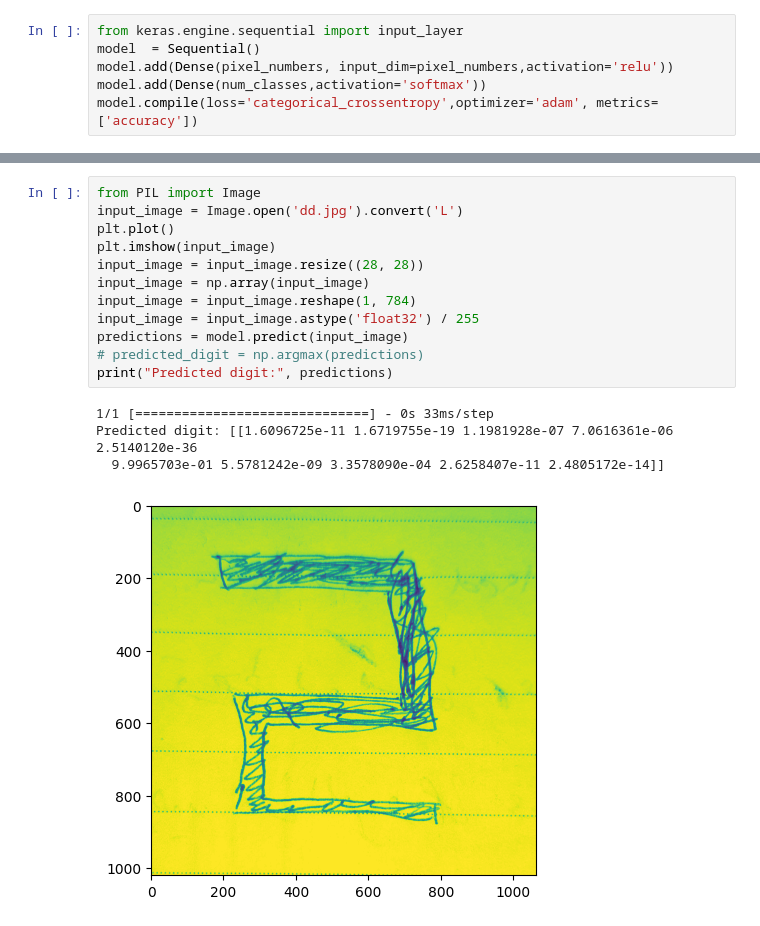
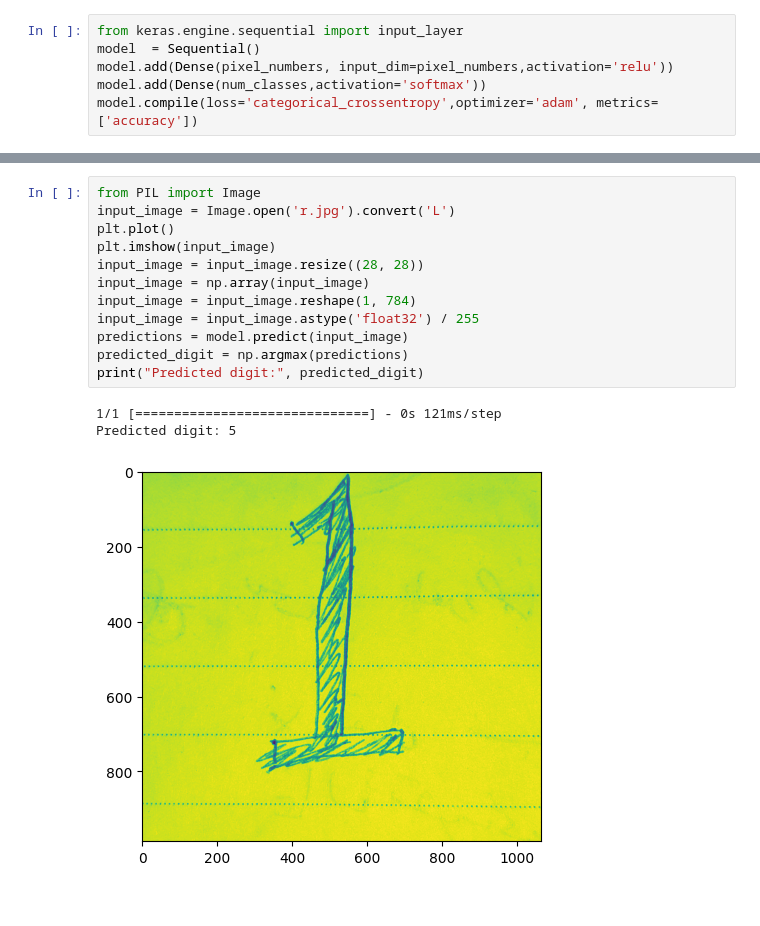
Before and after one commit to ahmadalfrehan/detect-handwritten-image-ai, a Jupyter notebook: detect-handwrittenimages-ai.ipynb, the cells around one changed output, grey strips where cells are left out. Saved outputs shown, nothing was run; the diff lists cells and outputs as text.

```diff
--- a/detect-handwrittenimages-ai.ipynb
+++ b/detect-handwrittenimages-ai.ipynb
@@ -68,17 +68,16 @@ The error is: 1.75%
 # %%
 from PIL import Image
-input_image = Image.open('dd.jpg').convert('L')
+input_image = Image.open('r.jpg').convert('L')
 plt.plot()
 plt.imshow(input_image)
 input_image = input_image.resize((28, 28))
 input_image = np.array(input_image)
 input_image = input_image.reshape(1, 784)
 input_image = input_image.astype('float32') / 255
 predictions = model.predict(input_image)
-# predicted_digit = np.argmax(predictions)
-print("Predicted digit:", predictions)
+predicted_digit = np.argmax(predictions)
+print("Predicted digit:", predicted_digit)
 # %% [output]
-1/1 [==============================] - 0s 33ms/step
-Predicted digit: [[1.6096725e-11 1.6719755e-19 1.1981928e-07 7.0616361e-06 2.5140120e-36
-  9.9965703e-01 5.5781242e-09 3.3578090e-04 2.6258407e-11 2.4805172e-14]]
+1/1 [==============================] - 0s 121ms/step
+Predicted digit: 5
-[figure, old version]
+[figure, new version]
```
Also changed, not shown: parts of 2 cells of this notebook, 2 other files.
